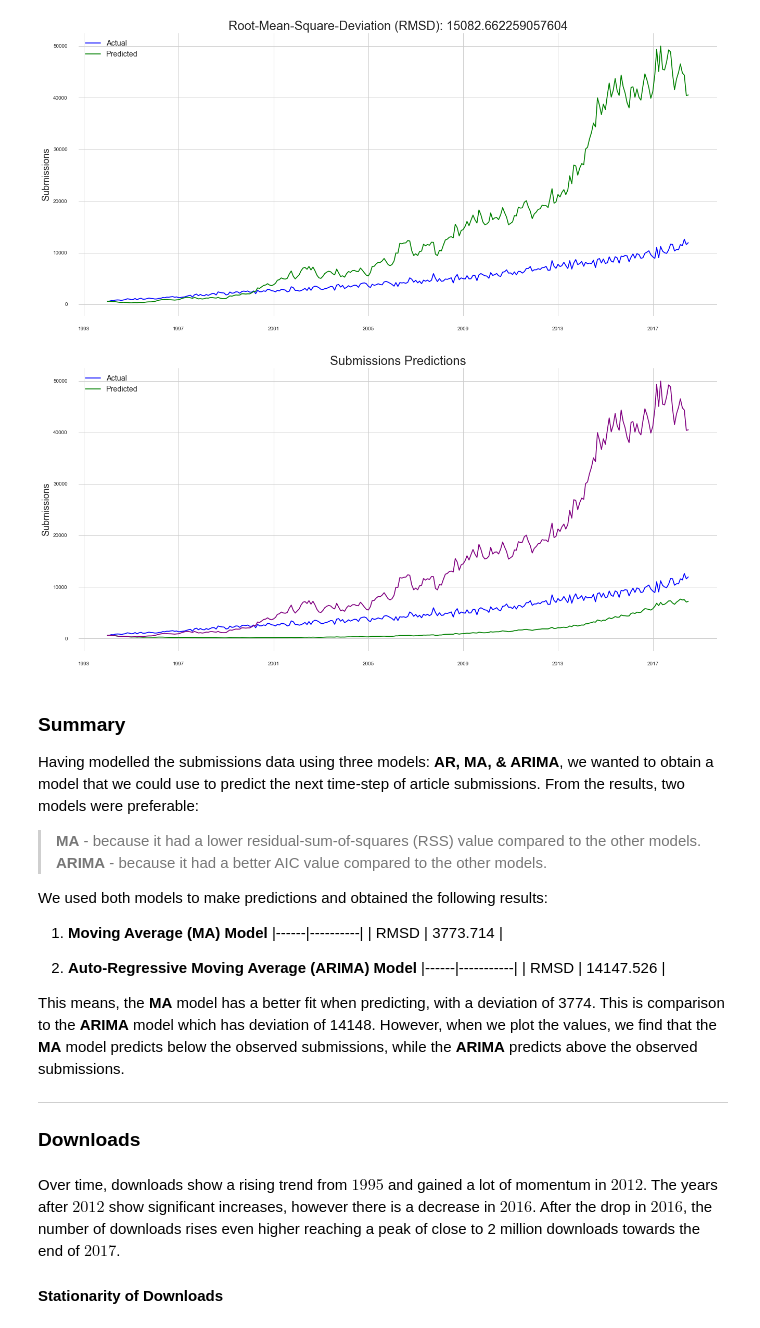
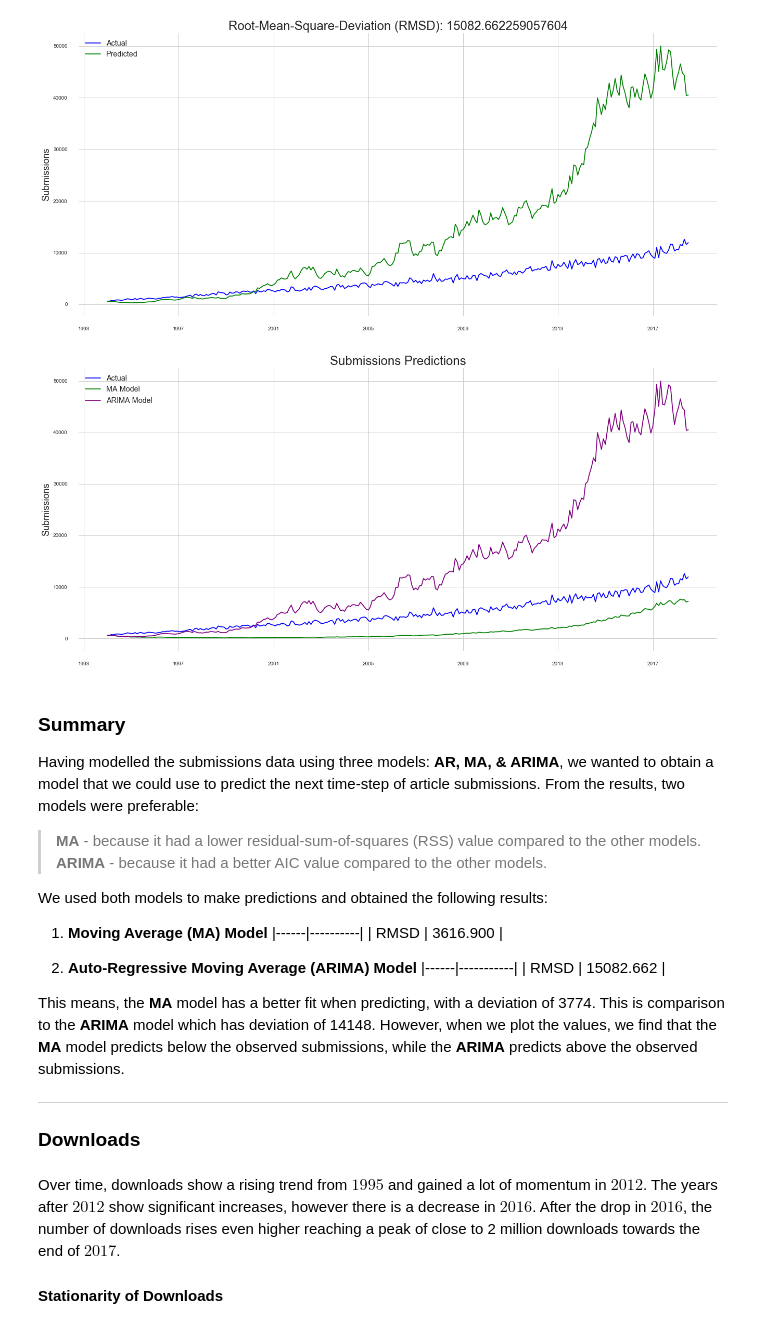
Before and after one commit to wildlyclassyprince/data-playground, a Jupyter notebook: arxiv/arxiv_monthly_submissions_and_downloads.ipynb, the cells around one changed output. Saved outputs shown, nothing was run; the diff lists cells and outputs as text; code cells hidden in the pictures.

Commit message:
Submissions models edited

```diff
--- a/arxiv/arxiv_monthly_submissions_and_downloads.ipynb
+++ b/arxiv/arxiv_monthly_submissions_and_downloads.ipynb
@@ -565,12 +565,14 @@ ts.plot_predictions(data=submissions,
 # %%
 # Plotting
 ts.plot_predictions(data=submissions,
                     data2=predictions_MA,
                     data3=predictions_ARIMA,
                     ylabel='Submissions',
-                    title='Submissions Predictions')
+                    title='Submissions Predictions',
+                    l2='MA Model',
+                    l3='ARIMA Model')
 # %% [output]
-[figure, old version]
+[figure, new version]
 # %% [markdown]
 ### Summary
 
@@ -583,11 +585,11 @@ We used both models to make predictions and obtained the following results:
 
 1. **Moving Average (MA) Model**
 |------|----------|
-| RMSD | 3773.714 |
+| RMSD | 3616.900 |
 
 2. **Auto-Regressive Moving Average (ARIMA) Model**
 |------|-----------|
-| RMSD | 14147.526 |
+| RMSD | 15082.662 |
 
 This means, the **MA** model has a better fit when predicting, with a deviation of 3774. This is comparison to the **ARIMA** model which has deviation of 14148. However, when we plot the values, we find that the **MA** model predicts below the observed submissions, while the **ARIMA** predicts above the observed submissions.
 
```
Also changed, not shown: parts of 3 cells of this notebook, 1 other file.
